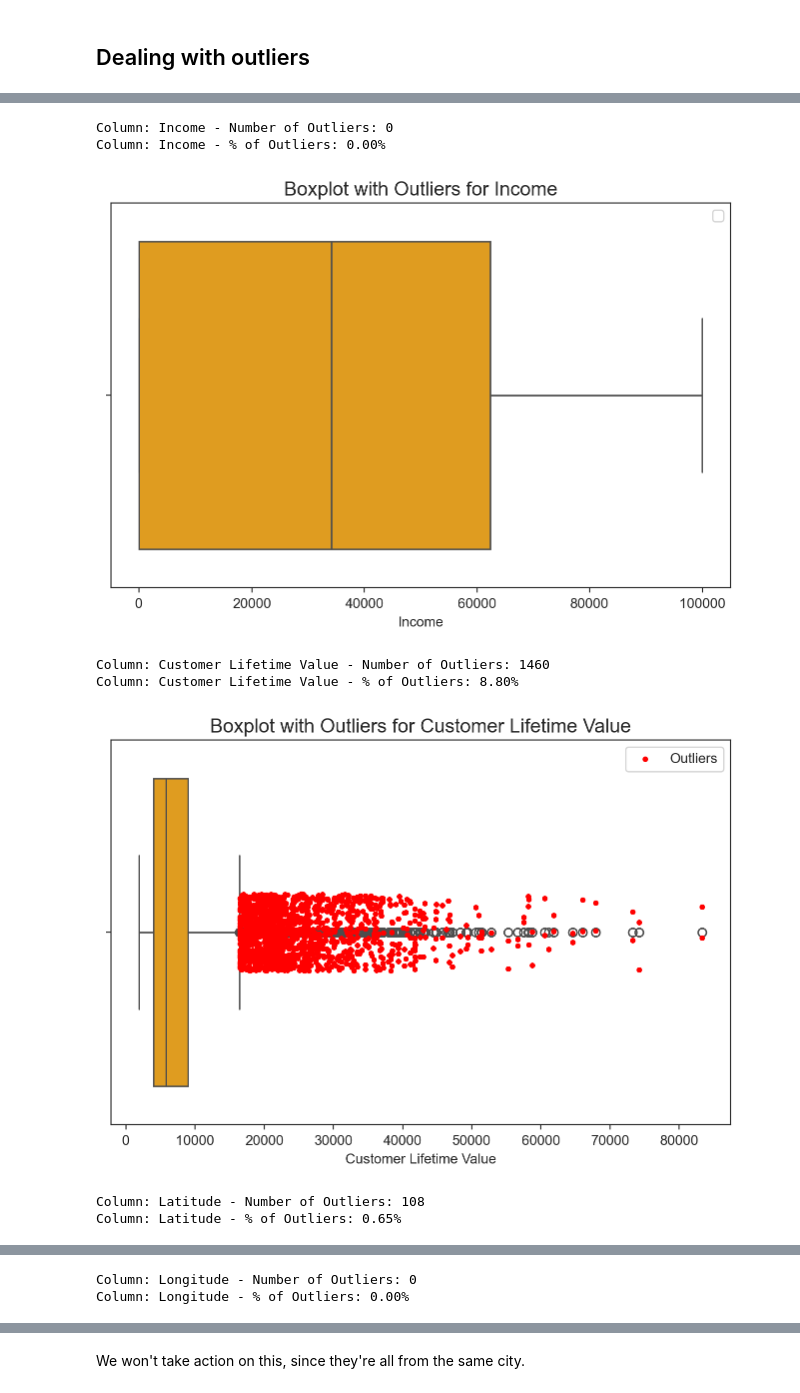
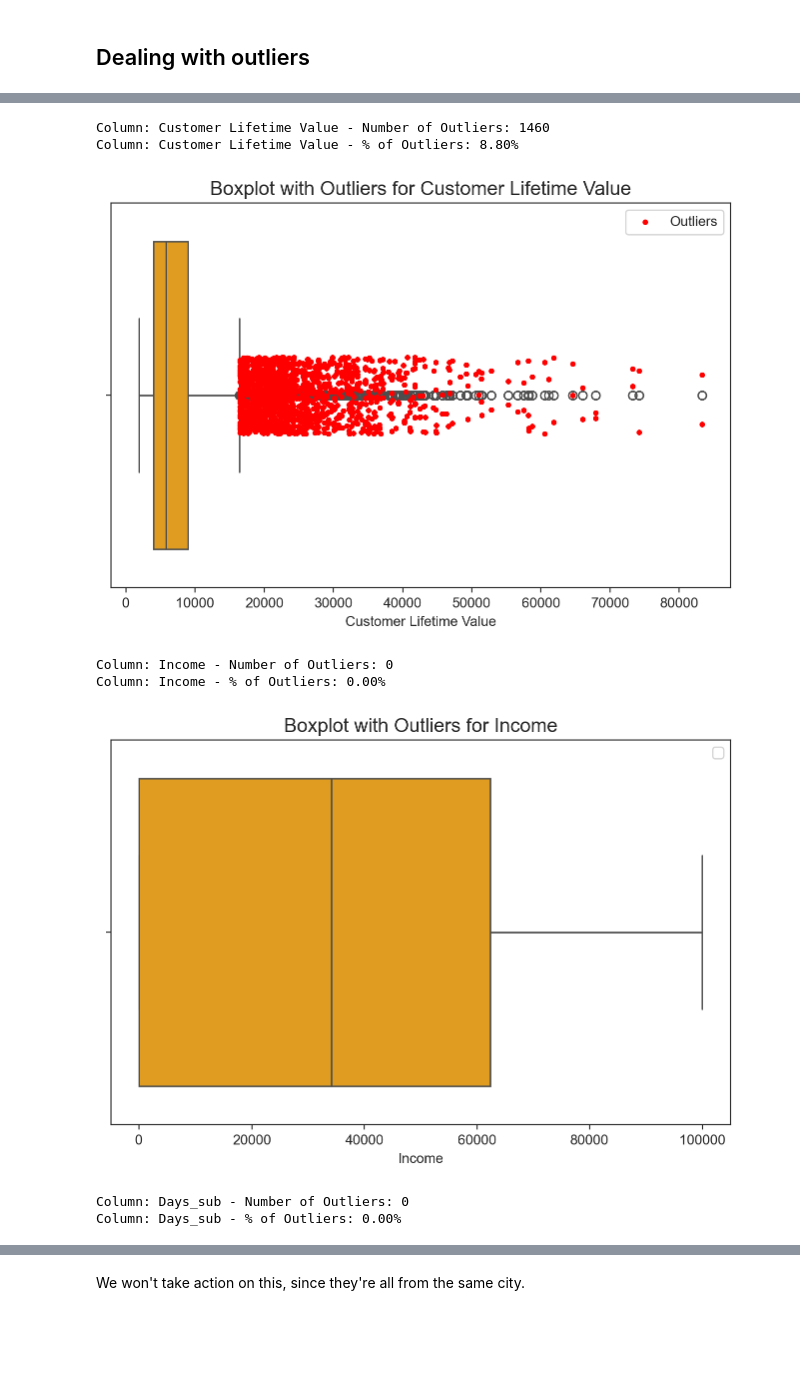
Before and after one commit to fjmartins17/DM_GROUP19_2526, a Jupyter notebook: Group19_Clustering_Code.ipynb, the cells around one changed output, grey strips where cells are left out. Cells and saved outputs as stored; diff of their text form; code cells hidden in the pictures; blank space fills up the shorter version.

Commit message:
outliers

```diff
--- a/Group19_Clustering_Code.ipynb
+++ b/Group19_Clustering_Code.ipynb
@@ -422,11 +433,13 @@ f_metric.append('AvgFlightDistance_month')
+# %%
+df_c_metric = ['Customer Lifetime Value', 'Income', 'Days_sub']
 # %%
-detect_outliers_iqr(df_c[c_metric], 0.001)
+detect_outliers_iqr(df_c[df_c_metric], 0.001)
 # %% [output]
-Column: Income - Number of Outliers: 0
-Column: Income - % of Outliers: 0.00%
+Column: Customer Lifetime Value - Number of Outliers: 1460
+Column: Customer Lifetime Value - % of Outliers: 8.80%
-[figure, old version]
+[figure, new version]
-Column: Customer Lifetime Value - Number of Outliers: 1460
-Column: Customer Lifetime Value - % of Outliers: 8.80%
+Column: Income - Number of Outliers: 0
+Column: Income - % of Outliers: 0.00%
-[figure, old version]
+[figure, new version]
-Column: Latitude - Number of Outliers: 108
-Column: Latitude - % of Outliers: 0.65%
+Column: Days_sub - Number of Outliers: 0
+Column: Days_sub - % of Outliers: 0.00%
@@ -434,2 +446,0 @@ Column: Latitude - % of Outliers: 0.65%
-Column: Longitude - Number of Outliers: 0
-Column: Longitude - % of Outliers: 0.00%
```
Also changed, not shown: parts of 52 cells of this notebook.
